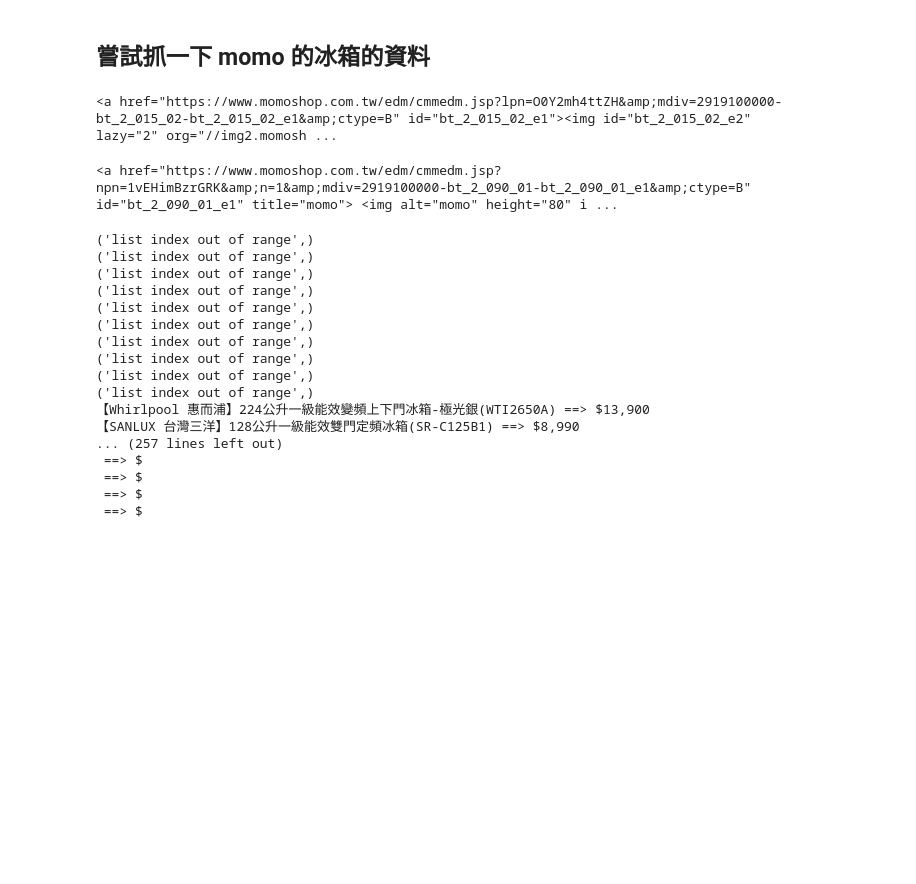
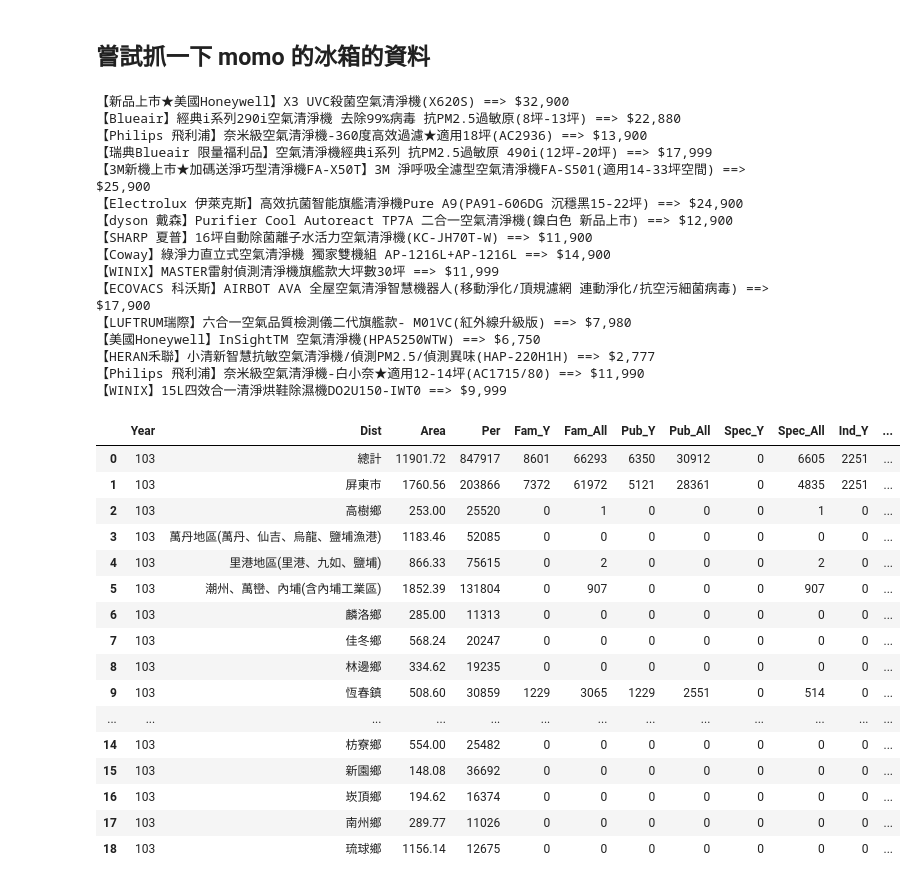
Before and after one commit to kevin1786/20220702-Python-K, a Jupyter notebook: 20220709.ipynb, the cells around one changed output. Drawn from its saved outputs; the diff is of its cells as text; code cells hidden in the pictures; blank space fills up the shorter version.

```diff
--- a/20220709.ipynb
+++ b/20220709.ipynb
@@ -689,32 +694,27 @@ products = soup.select(".btclass.bt770class li a")
-# %%
-products[0]
-# %% [output]
-<a href="https://www.momoshop.com.tw/edm/cmmedm.jsp?lpn=O0Y2mh4ttZH&amp;mdiv=2919100000-bt_2_015_02-bt_2_015_02_e1&amp;ctype=B" id="bt_2_015_02_e1"><img id="bt_2_015_02_e2" lazy="2" org="//img2.momosh ...
-# %%
-products[1]
-# %% [output]
-<a href="https://www.momoshop.com.tw/edm/cmmedm.jsp?npn=1vEHimBzrGRK&amp;n=1&amp;mdiv=2919100000-bt_2_090_01-bt_2_090_01_e1&amp;ctype=B" id="bt_2_090_01_e1" title="momo"> <img alt="momo" height="80" i ...
 # %%
 for x in products:
   try:
-    print(x.select('.prdName')[0].text, "==>", x.select('.prdPrice')[0].text)
+    prdname = x.select('.prdName')[0].text
+    prdprice = x.select('.prdPrice')[0].text
+    if prdname:
+      print(prdname, "==>", prdprice)
   except Exception as e:
-    print(e.args)
+    # print(e.args)
+    pass
 # %% [output]
-('list index out of range',)
-('list index out of range',)
-('list index out of range',)
-('list index out of range',)
-('list index out of range',)
-('list index out of range',)
-('list index out of range',)
-('list index out of range',)
-('list index out of range',)
-('list index out of range',)
-【Whirlpool 惠而浦】224公升一級能效變頻上下門冰箱-極光銀(WTI2650A) ==> $13,900
-【SANLUX 台灣三洋】128公升一級能效雙門定頻冰箱(SR-C125B1) ==> $8,990
-... (257 lines left out)
- ==> $
- ==> $
- ==> $
- ==> $
+【新品上市★美國Honeywell】X3 UVC殺菌空氣清淨機(X620S) ==> $32,900
+【Blueair】經典i系列290i空氣清淨機 去除99%病毒 抗PM2.5過敏原(8坪-13坪) ==> $22,880
+【Philips 飛利浦】奈米級空氣清淨機-360度高效過濾★適用18坪(AC2936) ==> $13,900
+【瑞典Blueair 限量福利品】空氣清淨機經典i系列 抗PM2.5過敏原 490i(12坪-20坪) ==> $17,999
+【3M新機上市★加碼送淨巧型清淨機FA-X50T】3M 淨呼吸全濾型空氣清淨機FA-S501(適用14-33坪空間) ==> $25,900
+【Electrolux 伊萊克斯】高效抗菌智能旗艦清淨機Pure A9(PA91-606DG 沉穩黑15-22坪) ==> $24,900
+【dyson 戴森】Purifier Cool Autoreact TP7A 二合一空氣清淨機(鎳白色 新品上市) ==> $12,900
+【SHARP 夏普】16坪自動除菌離子水活力空氣清淨機(KC-JH70T-W) ==> $11,900
+【Coway】綠淨力直立式空氣清淨機 獨家雙機組 AP-1216L+AP-1216L ==> $14,900
+【WINIX】MASTER雷射偵測清淨機旗艦款大坪數30坪 ==> $11,999
+【ECOVACS 科沃斯】AIRBOT AVA 全屋空氣清淨智慧機器人(移動淨化/頂規濾網 連動淨化/抗空污細菌病毒) ==> $17,900
+【LUFTRUM瑞際】六合一空氣品質檢測儀二代旗艦款- M01VC(紅外線升級版) ==> $7,980
+【美國Honeywell】InSightTM 空氣清淨機(HPA5250WTW) ==> $6,750
+【HERAN禾聯】小清新智慧抗敏空氣清淨機/偵測PM2.5/偵測異味(HAP-220H1H) ==> $2,777
+【Philips 飛利浦】奈米級空氣清淨機-白小奈★適用12-14坪(AC1715/80) ==> $11,990
+【WINIX】15L四效合一清淨烘鞋除濕機DO2U150-IWT0 ==> $9,999
@@ -720,0 +723,22 @@ for x in products:
+# %%
+df = pd.read_excel('/content/7f0b6236-a2e1-4609-b0b7-849cd5fc4bd9.xls')
+# %%
+df
+# %% [output]
+|  | Year | Dist | Area | Per | Fam_Y | Fam_All | Pub_Y | Pub_All | Spec_Y | Spec_All | Ind_Y | ... |
+| 0 | 103 | 總計 | 11901.72 | 847917 | 8601 | 66293 | 6350 | 30912 | 0 | 6605 | 2251 | ... |
+| 1 | 103 | 屏東市 | 1760.56 | 203866 | 7372 | 61972 | 5121 | 28361 | 0 | 4835 | 2251 | ... |
+| 2 | 103 | 高樹鄉 | 253.00 | 25520 | 0 | 1 | 0 | 0 | 0 | 1 | 0 | ... |
+| 3 | 103 | 萬丹地區(萬丹、仙吉、烏龍、鹽埔漁港) | 1183.46 | 52085 | 0 | 0 | 0 | 0 | 0 | 0 | 0 | ... |
+| 4 | 103 | 里港地區(里港、九如、鹽埔) | 866.33 | 75615 | 0 | 2 | 0 | 0 | 0 | 2 | 0 | ... |
+| 5 | 103 | 潮州、萬巒、內埔(含內埔工業區) | 1852.39 | 131804 | 0 | 907 | 0 | 0 | 0 | 907 | 0 | ... |
+| 6 | 103 | 麟洛鄉 | 285.00 | 11313 | 0 | 0 | 0 | 0 | 0 | 0 | 0 | ... |
+| 7 | 103 | 佳冬鄉 | 568.24 | 20247 | 0 | 0 | 0 | 0 | 0 | 0 | 0 | ... |
+| 8 | 103 | 林邊鄉 | 334.62 | 19235 | 0 | 0 | 0 | 0 | 0 | 0 | 0 | ... |
+| 9 | 103 | 恆春鎮 | 508.60 | 30859 | 1229 | 3065 | 1229 | 2551 | 0 | 514 | 0 | ... |
+| ... | ... | ... | ... | ... | ... | ... | ... | ... | ... | ... | ... | ... |
+| 14 | 103 | 枋寮鄉 | 554.00 | 25482 | 0 | 0 | 0 | 0 | 0 | 0 | 0 | ... |
+| 15 | 103 | 新園鄉 | 148.08 | 36692 | 0 | 0 | 0 | 0 | 0 | 0 | 0 | ... |
+| 16 | 103 | 崁頂鄉 | 194.62 | 16374 | 0 | 0 | 0 | 0 | 0 | 0 | 0 | ... |
+| 17 | 103 | 南州鄉 | 289.77 | 11026 | 0 | 0 | 0 | 0 | 0 | 0 | 0 | ... |
+| 18 | 103 | 琉球鄉 | 1156.14 | 12675 | 0 | 0 | 0 | 0 | 0 | 0 | 0 | ... |
```
Also changed, not shown: parts of 5 cells of this notebook.
